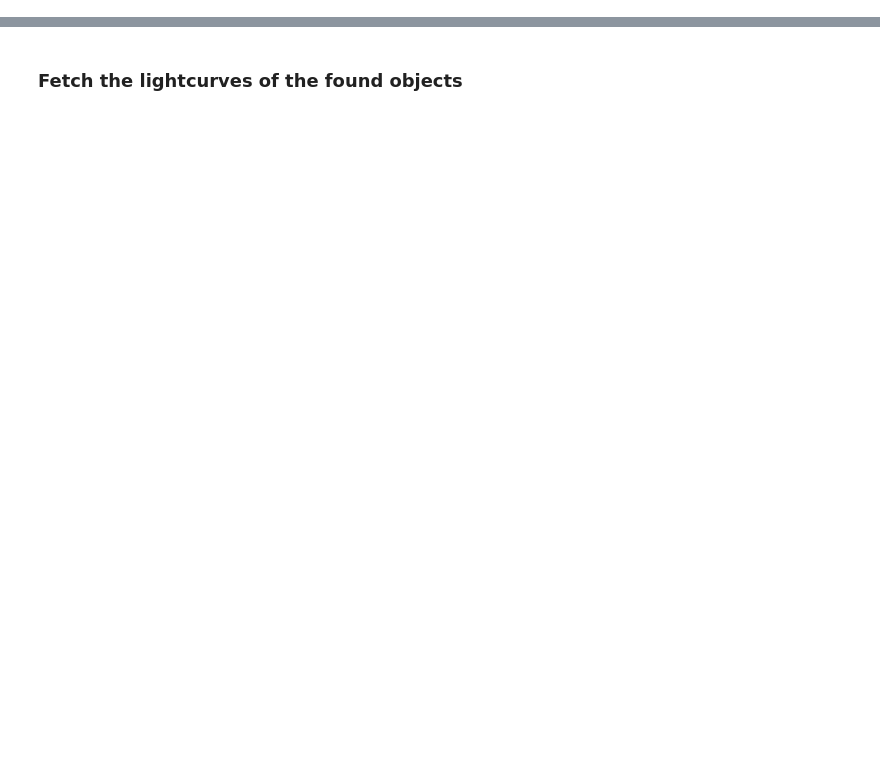
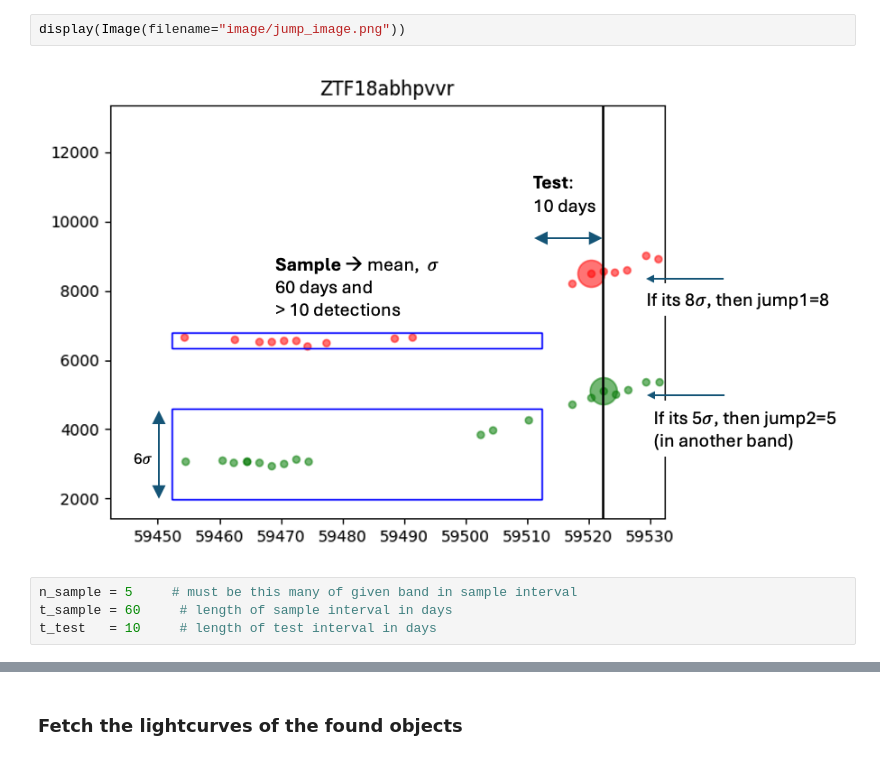
Before and after one commit to lsst-uk/lasair-examples, a Jupyter notebook: notebooks/features/3_jumpFromMean.ipynb, the cells around one changed output, grey strips where cells are left out. Drawn from its saved outputs; the diff is of its cells as text; blank space fills up the shorter version.

```diff
--- a/notebooks/features/3_jumpFromMean.ipynb
+++ b/notebooks/features/3_jumpFromMean.ipynb
@@ -24 +12,9 @@ Gets mean and sigma from old diaSources, then computes number fo sigma for lates
+# %%
+display(Image(filename="image/jump_image.png"))
+# %% [output]
+[figure, added]
+# %%
+n_sample = 5     # must be this many of given band in sample interval
+t_sample = 60     # length of sample interval in days
+t_test   = 10     # length of test interval in days
 # %%
```
Also changed, not shown: parts of 8 cells of this notebook.
